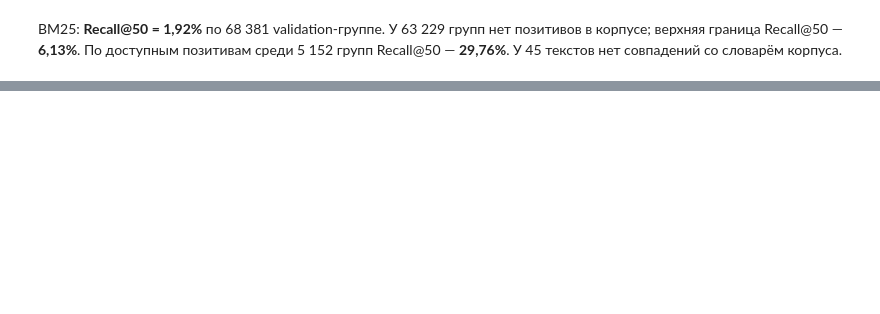
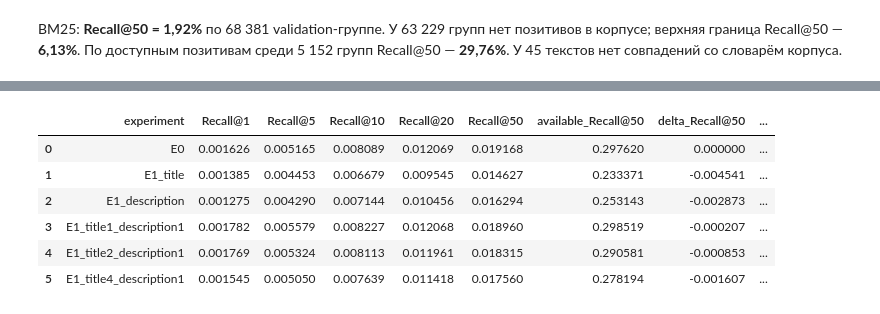
Before and after one commit to alexiva05/avito-service-search, a Jupyter notebook: solution.ipynb, the cells around one changed output, grey strips where cells are left out. Saved outputs shown, nothing was run; the diff lists cells and outputs as text; code cells hidden in the pictures; blank space fills up the shorter version.

```diff
--- a/solution.ipynb
+++ b/solution.ipynb
@@ -724,0 +791,17 @@ BM25: **Recall@50 = 1,92%** по 68 381 validation-группе.
+# %%
+field_models, field_index_seconds, field_index_bytes = {}, {}, {}
+for field, column in [("title", "item_title_raw"), ("description", "item_description_raw")]:
+    start = perf_counter()
+    field_tokens = tokenize(normalize_text(items[column]).tolist())
+    model = bm25s.BM25(**BM25_CONFIG)
+    model.index(field_tokens, show_progress=False)
+    assert model.scores["num_docs"] == len(item_ids)
+    field_models[field] = model
+    field_index_seconds[field] = perf_counter() - start
+    field_index_bytes[field] = sum(value.nbytes for value in model.scores.values() if isinstance(value, np.ndarray))
+    del field_tokens
+_ = gc.collect()
+display(pd.DataFrame({
+    "Индексация, с": field_index_seconds,
+    "Массивы индекса, МиБ": {field: size / 2**20 for field, size in field_index_bytes.items()},
+}))
@@ -724,0 +816,64 @@ BM25: **Recall@50 = 1,92%** по 68 381 validation-группе.
+# %%
+e1_rows = []
+e1_per_query = {"E0": per_query}
+best_e1_experiment, best_e1_recall = None, -np.inf
+best_e1_predictions = None
+for name, weights in E1_VARIANTS.items():
+    variant_predictions, variant_query_seconds = {}, []
+    start = perf_counter()
+    variant_tokens = tokenize(val_texts)
+    for text, tokens in zip(val_texts, variant_tokens):
+        query_start = perf_counter()
+        positions = top_k(weighted_bm25_scores(field_models, tokens, weights), max(RECALL_K))
+        variant_predictions[text] = item_ids[positions].tolist()
+        variant_query_seconds.append(perf_counter() - query_start)
+    variant_search_seconds = perf_counter() - start
+    assert set(variant_predictions) == set(val_texts)
+    assert all(len(ids) <= 50 and len(ids) == len(set(ids)) and set(ids) <= corpus_ids
+               for ids in variant_predictions.values())
+    variant_per_query = evaluate(validation, variant_predictions)
+    assert variant_per_query.index.equals(per_query.index)
+    assert variant_per_query["Recall@50"].notna().all()
+    assert variant_per_query[[f"Recall@{k}" for k in RECALL_K]].diff(axis=1).iloc[:, 1:].ge(0).all().all()
+    variant_metrics = variant_per_query.mean()
+    assert variant_metrics["Recall@50"] <= ceiling + 1e-12
+    ci_low, ci_high = cluster_delta_interval(
+        per_query["Recall@50"], variant_per_query["Recall@50"], validation["search_query"])
+    active_fields = [field for field, weight in weights.items() if weight]
+    row = {
+        **experiment, "experiment": name,
+        "config": json.dumps({**BM25_CONFIG, "field_weights": weights}, sort_keys=True),
+        "fields": " + ".join(active_fields),
+        **{metric: float(value) for metric, value in variant_metrics.items()},
+        "delta_Recall@50": variant_metrics["Recall@50"] - metrics["Recall@50"],
+        "delta_ci_low": ci_low, "delta_ci_high": ci_high,
+        "bootstrap_confidence": BOOTSTRAP_CONFIDENCE, "bootstrap_resamples": BOOTSTRAP_RESAMPLES,
+        "index_seconds": sum(field_index_seconds[field] for field in active_fields),
+        "index_MiB": sum(field_index_bytes[field] for field in active_fields) / 2**20,
+        "search_seconds": variant_search_seconds,
+        "search_p50_ms": float(np.percentile(variant_query_seconds, 50) * 1000),
+        "search_p95_ms": float(np.percentile(variant_query_seconds, 95) * 1000),
+        "rss_MiB": psutil.Process().memory_info().rss / 2**20,
+        "empty_query_texts": sum(not ids for ids in variant_predictions.values()),
+        "conclusion": f"Recall@50={variant_metrics['Recall@50']:.4%}; веса полей={weights}",
+    }
+    e1_rows.append(row)
+    e1_per_query[name] = variant_per_query
+    if variant_metrics["Recall@50"] > best_e1_recall:
+        best_e1_experiment, best_e1_recall = name, variant_metrics["Recall@50"]
+        best_e1_predictions = variant_predictions
+    print(f"{name}: Recall@50={variant_metrics['Recall@50']:.4%}")
+
+experiments = pd.concat([
+    experiments.loc[~experiments.experiment.isin(E1_VARIANTS)], pd.DataFrame(e1_rows)
+], ignore_index=True)
+assert experiments.experiment.is_unique
+experiments.to_csv(EXPERIMENTS_PATH, index=False)
+comparison = experiments.loc[experiments.experiment.isin(["E0", *E1_VARIANTS])].copy()
+display(comparison[["experiment", "Recall@1", "Recall@5", "Recall@10", "Recall@20", "Recall@50",
+                    "available_Recall@50", "delta_Recall@50", "delta_ci_low", "delta_ci_high"]].round(6))
+display(comparison[["experiment", "index_seconds", "search_seconds", "index_MiB"]].round(2))
+best_experiment = best_e1_experiment if best_e1_recall > metrics["Recall@50"] else "E0"
+print(f"Лучший вариант E1: {best_e1_experiment} — {best_e1_recall:.4%}")
+print(f"Лучший вариант с учётом E0: {best_experiment}")
+# %% [output]
@@ -724,0 +885,7 @@ BM25: **Recall@50 = 1,92%** по 68 381 validation-группе.
+|  | experiment | Recall@1 | Recall@5 | Recall@10 | Recall@20 | Recall@50 | available_Recall@50 | delta_Recall@50 | ... |
+| 0 | E0 | 0.001626 | 0.005165 | 0.008089 | 0.012069 | 0.019168 | 0.297620 | 0.000000 | ... |
+| 1 | E1_title | 0.001385 | 0.004453 | 0.006679 | 0.009545 | 0.014627 | 0.233371 | -0.004541 | ... |
+| 2 | E1_description | 0.001275 | 0.004290 | 0.007144 | 0.010456 | 0.016294 | 0.253143 | -0.002873 | ... |
+| 3 | E1_title1_description1 | 0.001782 | 0.005579 | 0.008227 | 0.012068 | 0.018960 | 0.298519 | -0.000207 | ... |
+| 4 | E1_title2_description1 | 0.001769 | 0.005324 | 0.008113 | 0.011961 | 0.018315 | 0.290581 | -0.000853 | ... |
+| 5 | E1_title4_description1 | 0.001545 | 0.005050 | 0.007639 | 0.011418 | 0.017560 | 0.278194 | -0.001607 | ... |
```
Also changed, not shown: parts of 14 cells of this notebook, 1 other file.
